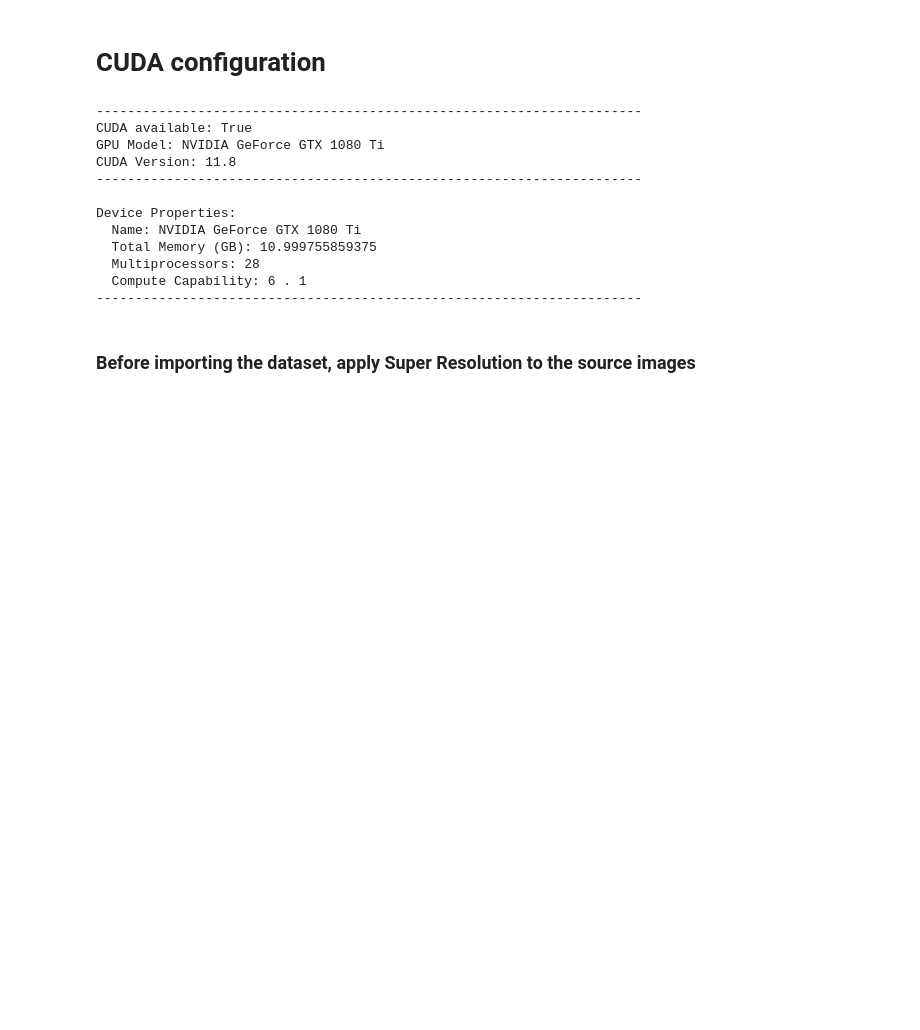
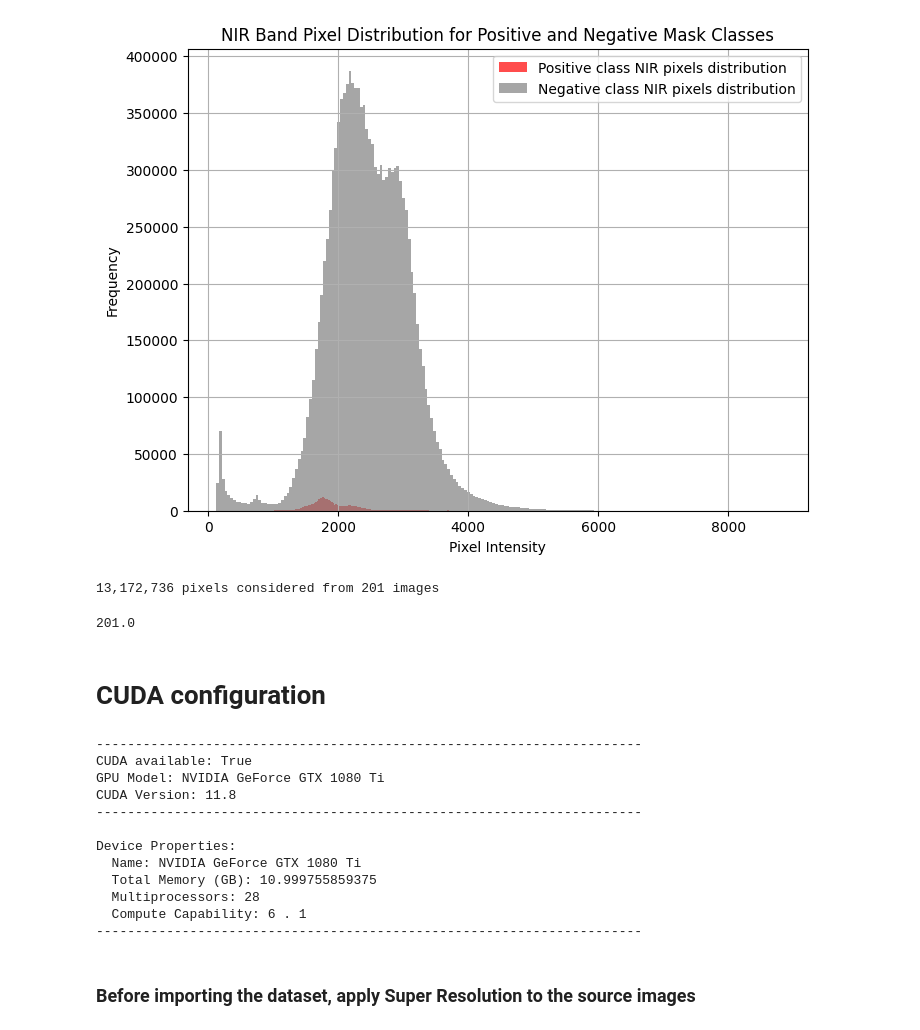
Before and after one commit to FederCO23/UCSD_MLBootcamp_Capstone, a Jupyter notebook: 6-Benchmark_your_model/Benchmark.ipynb, the cells around one changed output. Drawn from its saved outputs; the diff is of its cells as text; code cells hidden in the pictures; blank space fills up the shorter version.

```diff
--- a/6-Benchmark_your_model/Benchmark.ipynb
+++ b/6-Benchmark_your_model/Benchmark.ipynb
@@ -45,3 +305,55 @@ from datetime import datetime
+# %%
+def plot_NIR_hist_per_class(image_paths, mask_paths, num_samples=5):
+    """
+    Plot histograms for NIR band according with mask's binary classification (1- possitive and 0- background)
+    """
+    nir_values_positive = []
+    nir_values_negative = []
+    result = []
+
+    for img_path, mask_path in zip(image_paths[:num_samples], mask_paths[:num_samples]):
+        image = imageio.imread(img_path)
+        mask = imageio.imread(mask_path)
+
+        # define the two arrays
+        nir_values = image[:, :, 3].flatten()
+        mask_values = mask[:,:].flatten()
+
+        # multiply element-wise the image array with the mask array.
+        # Then, the result are the reflectance pixel value for the NIR band where the mask is positive (1)
+        nir_values_positive.extend(nir_values * mask_values)
+        nir_values_negative.extend(nir_values * (1 - mask_values))
+
+    # drop the zero values
+    # (consider that the minimum values for the NIR band images across the entire dataset are greater than zero)
+    nir_values_positive = np.array([nir_values_positive])
+    nir_values_negative = np.array([nir_values_negative])
+    positives_nonzero = nir_values_positive[nir_values_positive != 0 ]
+    negatives_nonzero = nir_values_negative[nir_values_negative != 0 ]
+
+    plt.figure(figsize=(8, 6))
+
+    plt.hist(positives_nonzero, bins=200, color='red', alpha=0.7, label="Positive class NIR pixels distribution")
+    plt.hist(negatives_nonzero, bins=200, color='grey', alpha=0.7, label="Negative class NIR pixels distribution")
+    plt.title("NIR Band Pixel Distribution for Positive and Negative Mask Classes")
+    plt.xlabel("Pixel Intensity")
+    plt.ylabel("Frequency")
+    plt.legend()
+    plt.grid(True)
+    plt.show()
+
+    nb_pixels = positives_nonzero.shape[0] + negatives_nonzero.shape[0]
+    nb_images = nb_pixels / (image.shape[0] * image.shape[1])
+    return print(f"{nb_pixels:,} pixels considered from {int(nb_images)} images ")
+# %%
+plot_NIR_hist_per_class(train_image_paths, train_mask_paths, num_samples=250)
+# %% [output]
+[figure, added]
+13,172,736 pixels considered from 201 images
+# %%
+13172736/(256*256)
+# %% [output]
+201.0
 # %% [markdown]
 # CUDA configuration
 # %%
```
Also changed, not shown: parts of 22 cells of this notebook, 1 other file.
